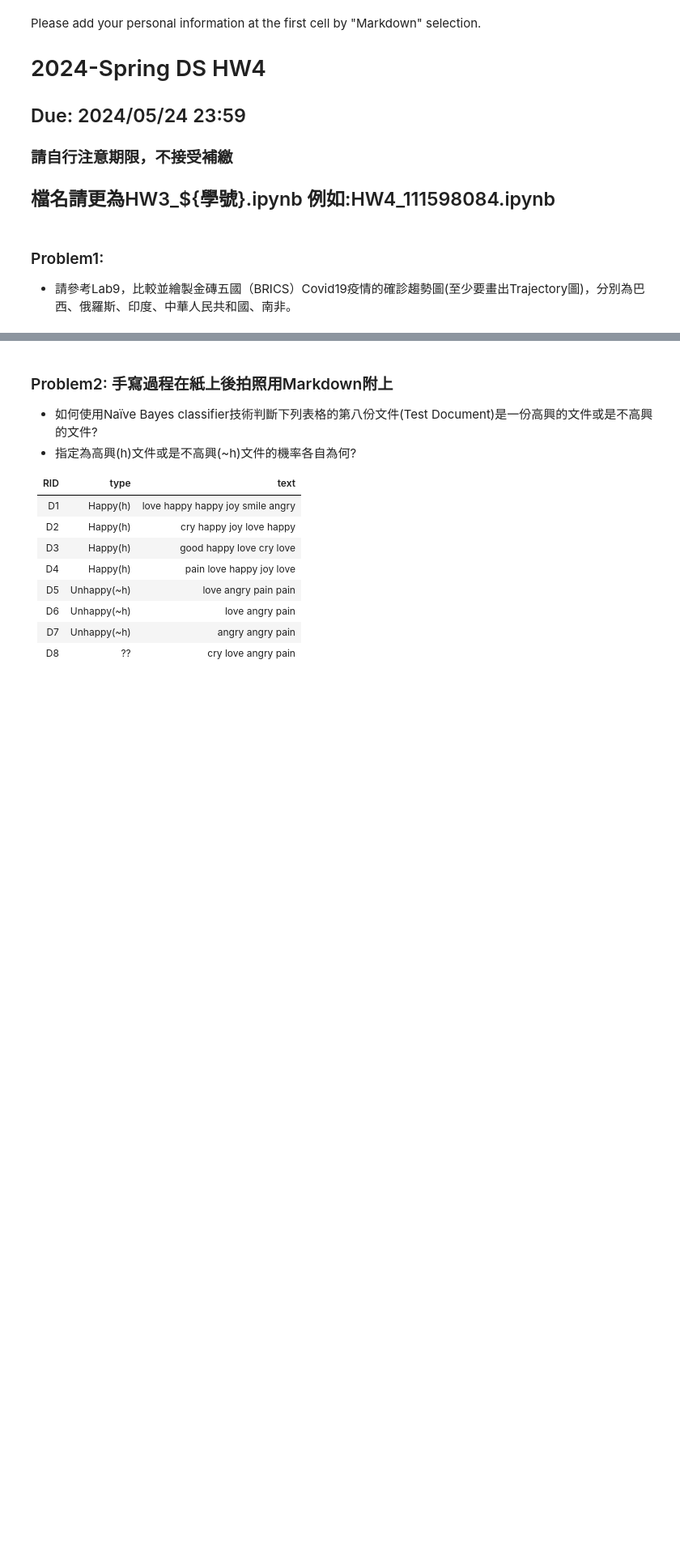
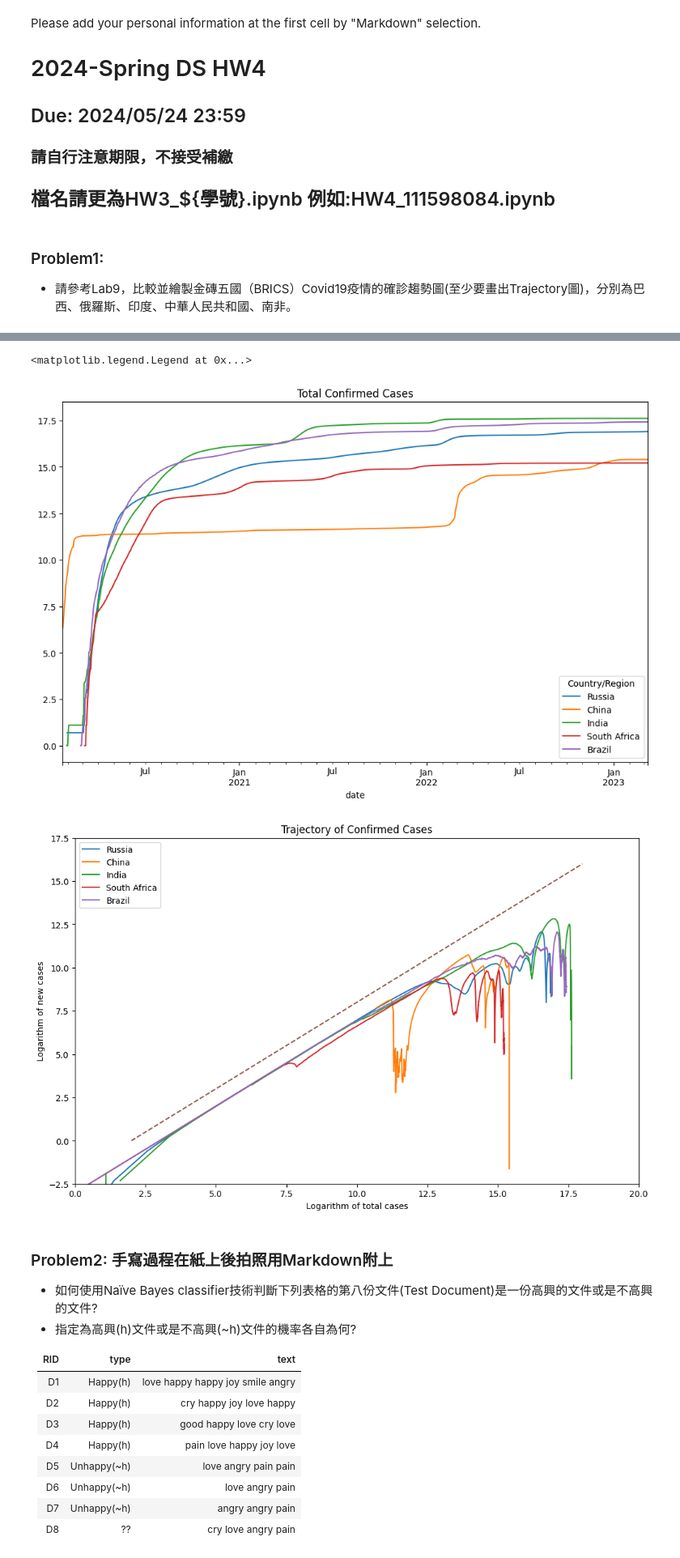
Before and after one commit to kesshoban3310/NTUT-Introduction-to-Data-Science-2024S, a Jupyter notebook: HW4/HW4.ipynb, the cells around one changed output, grey strips where cells are left out. Shown at 81% size. Cells and saved outputs as stored; diff of their text form; code cells hidden in the pictures; blank space fills up the shorter version.

```diff
--- a/HW4/HW4.ipynb
+++ b/HW4/HW4.ipynb
@@ -57,3 +10,50 @@ CountryConfirmedCases.head(20)
+# %%
+import numpy as np
+import pandas as pd
+import matplotlib.pyplot as plt
+#Get File
+
+url = 'https://raw.githubusercontent.com/CSSEGISandData/COVID-19/master/csse_covid_19_data/csse_covid_19_time_series/time_series_covid19_confirmed_global.csv'
+confirmed_cases = pd.read_csv(url)
+
+# Data Processing
+
+confirmed_cases.drop(columns=['Lat','Long','Province/State'],inplace = True)
+confirmed_cases = confirmed_cases.groupby('Country/Region').sum()
+confirmed_cases.columns = pd.to_datetime(confirmed_cases.columns,format = 'mixed')
+confirmed_cases = confirmed_cases.transpose()
+confirmed_cases.index.name = 'date'
+
+#Get Countries Data
+contries = ['Russia','China','India','South Africa','Brazil']
+confirmed_cases = confirmed_cases[contries]
+
+confirmed_diff_cases = confirmed_cases.diff()
+
+figsize = (12, 12 * 2 / (1 + 5**0.5))
+confirmed_cases.apply(np.log).plot(
+    figsize=figsize,
+    title='Total Confirmed Cases',
+)
+confirmed_diff_cases = confirmed_diff_cases.rolling(window=20, win_type=None).mean()
+plt.figure(figsize=figsize)
+plt.title('Trajectory of Confirmed Cases')
+plt.xlabel('Logarithm of total cases')
+plt.ylabel('Logarithm of new cases')
+plt.xlim((0, 20))
+plt.ylim((-2.5, 17.5))
+for col in confirmed_cases.columns:
+    plt.plot(
+        confirmed_cases[col].apply(np.log),
+        confirmed_diff_cases[col].apply(np.log),
+        label=col,
+    )
+plt.plot([2,18], [0, 16], linestyle='--')
+plt.legend()
+# %% [output]
+<matplotlib.legend.Legend at 0x...>
+[figure, added]
+[figure, added]
 # %% [markdown]
 ### Problem2: 手寫過程在紙上後拍照用Markdown附上
 - 如何使用Naïve Bayes classifier技術判斷下列表格的第八份文件(Test Document)是一份高興的文件或是不高興的文件?
```
Also changed, not shown: parts of 1 cell of this notebook, 1 other file.
